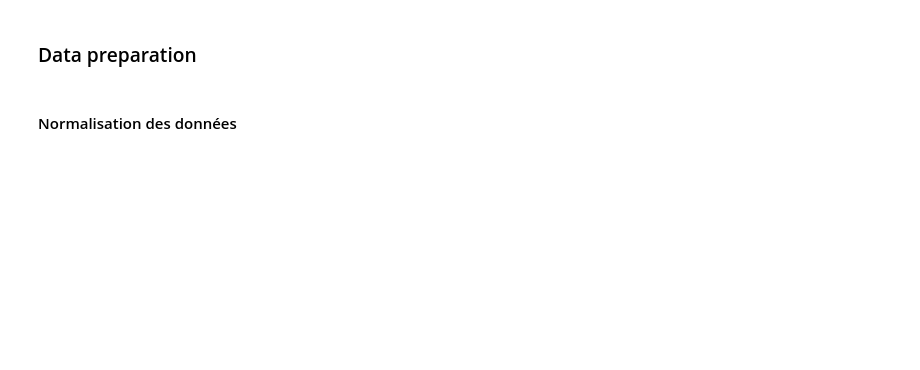
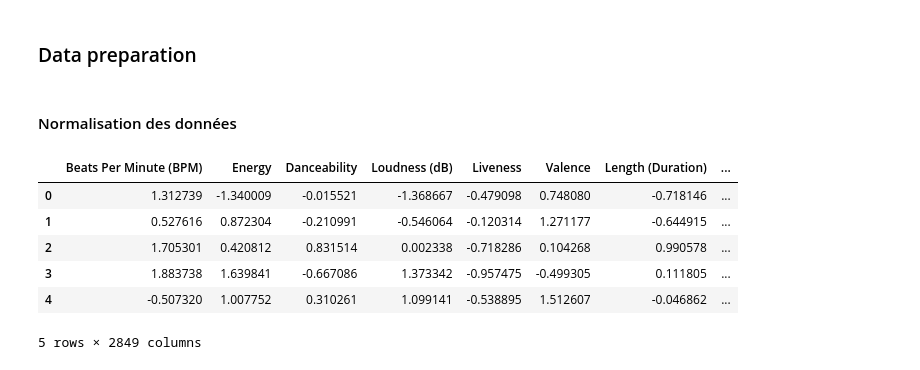
Before and after one commit to IkramBlsl/Music_clustering, a Jupyter notebook: Data_exploratory.ipynb, the cells around one changed output. Saved outputs shown, nothing was run; the diff lists cells and outputs as text; code cells hidden in the pictures; blank space fills up the shorter version.

```diff
--- a/Data_exploratory.ipynb
+++ b/Data_exploratory.ipynb
@@ -147,3 +172,10 @@ Popularity                 11  100
 ### Data preparation
 # %% [markdown]
 #### Normalisation des données
+# %%
+data_numeric = data[numeric_columns]
+data_text = data[text_columns]
+# %%
+#normaliser les données numériques
+scaler = StandardScaler()
+data_numeric_scaled = scaler.fit_transform(data_numeric)
@@ -149,0 +192,14 @@ Popularity                 11  100
+# %%
+# Combiner les colonnes numériques normalisées et les colonnes textuelles encodées
+df_final = pd.concat([data_numeric_scaled, data_text_encoded], axis=1)
+
+# Afficher le DataFrame final
+df_final.head()
+# %% [output]
+|  | Beats Per Minute (BPM) | Energy | Danceability | Loudness (dB) | Liveness | Valence | Length (Duration) | ... |
+| 0 | 1.312739 | -1.340009 | -0.015521 | -1.368667 | -0.479098 | 0.748080 | -0.718146 | ... |
+| 1 | 0.527616 | 0.872304 | -0.210991 | -0.546064 | -0.120314 | 1.271177 | -0.644915 | ... |
+| 2 | 1.705301 | 0.420812 | 0.831514 | 0.002338 | -0.718286 | 0.104268 | 0.990578 | ... |
+| 3 | 1.883738 | 1.639841 | -0.667086 | 1.373342 | -0.957475 | -0.499305 | 0.111805 | ... |
+| 4 | -0.507320 | 1.007752 | 0.310261 | 1.099141 | -0.538895 | 1.512607 | -0.046862 | ... |
+5 rows × 2849 columns
```
Also changed, not shown: parts of 14 cells of this notebook.
